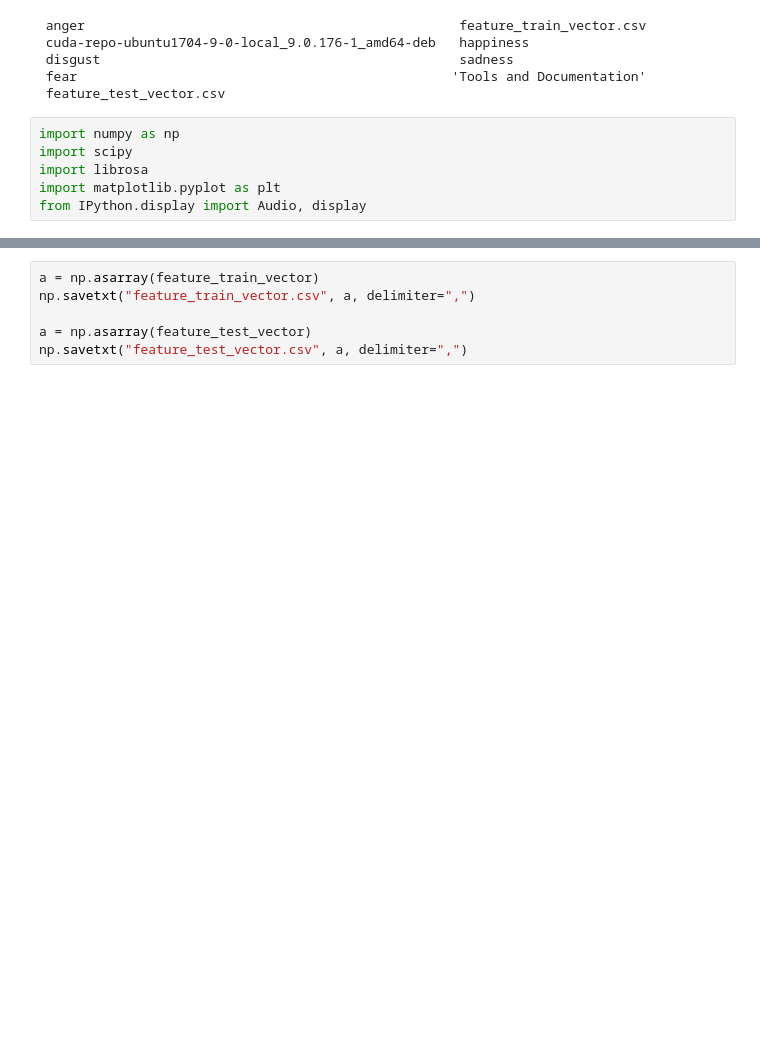
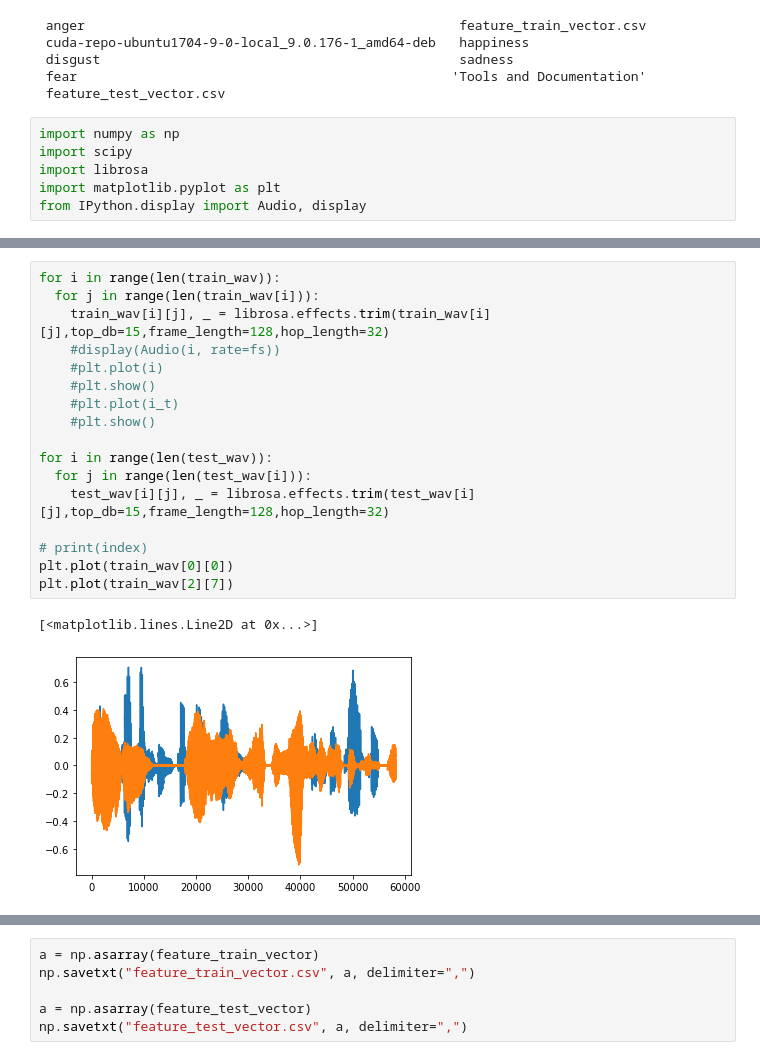
Before and after one commit to Iasonaspg/speech-emotion-recognition, a Jupyter notebook: ser3.ipynb, the cells around one changed output, grey strips where cells are left out. Drawn from its saved outputs; the diff is of its cells as text; blank space fills up the shorter version.

```diff
--- a/ser3.ipynb
+++ b/ser3.ipynb
@@ -72,4 +62,24 @@ plt.show()
 # %% [output]
 [interactive output not drawn]
 [figure]
+# %%
+for i in range(len(train_wav)):
+  for j in range(len(train_wav[i])):
+    train_wav[i][j], _ = librosa.effects.trim(train_wav[i][j],top_db=15,frame_length=128,hop_length=32)
+    #display(Audio(i, rate=fs))
+    #plt.plot(i)
+    #plt.show()
+    #plt.plot(i_t)
+    #plt.show()
+
+for i in range(len(test_wav)):
+  for j in range(len(test_wav[i])):
+    test_wav[i][j], _ = librosa.effects.trim(test_wav[i][j],top_db=15,frame_length=128,hop_length=32)
+
+# print(index)
+plt.plot(train_wav[0][0])
+plt.plot(train_wav[2][7])
+# %% [output]
+[<matplotlib.lines.Line2D at 0x...>]
+[figure, added]
 # %%
```
Also changed, not shown: parts of 15 cells of this notebook.
